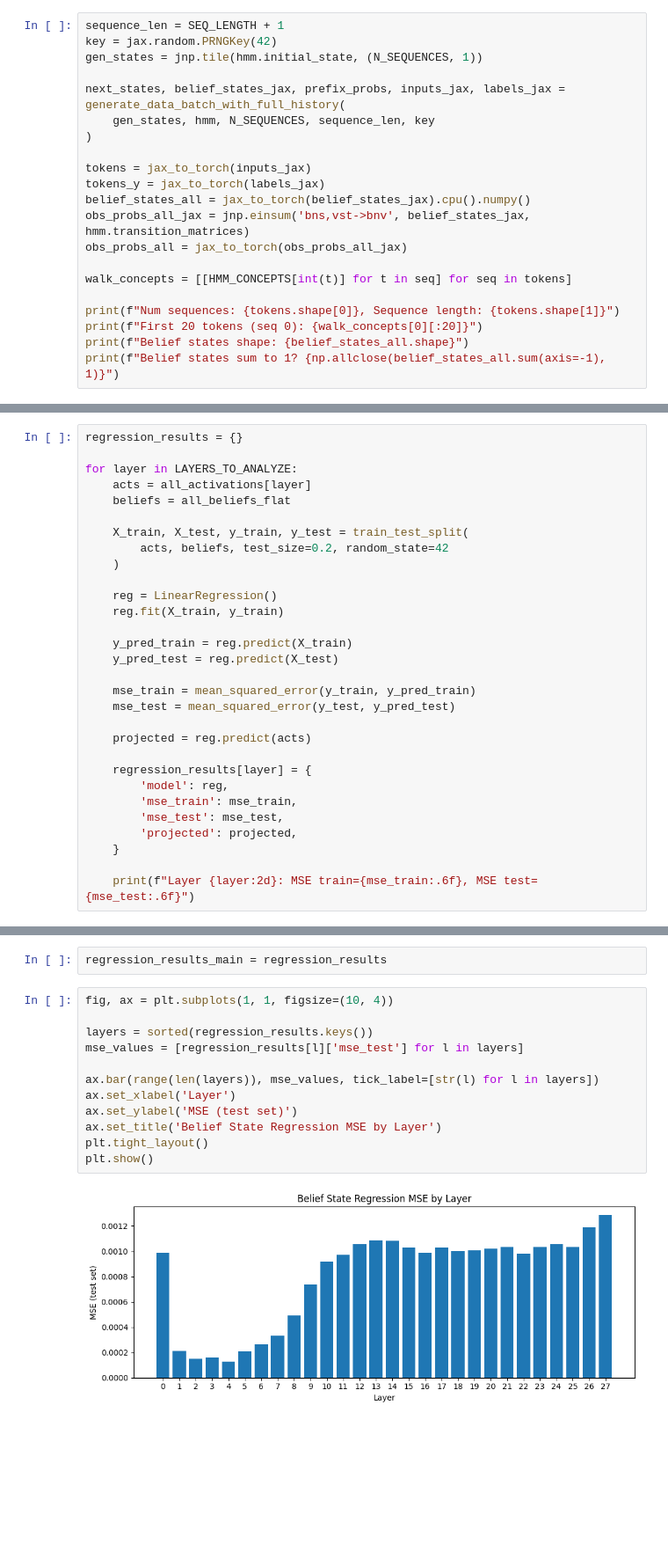
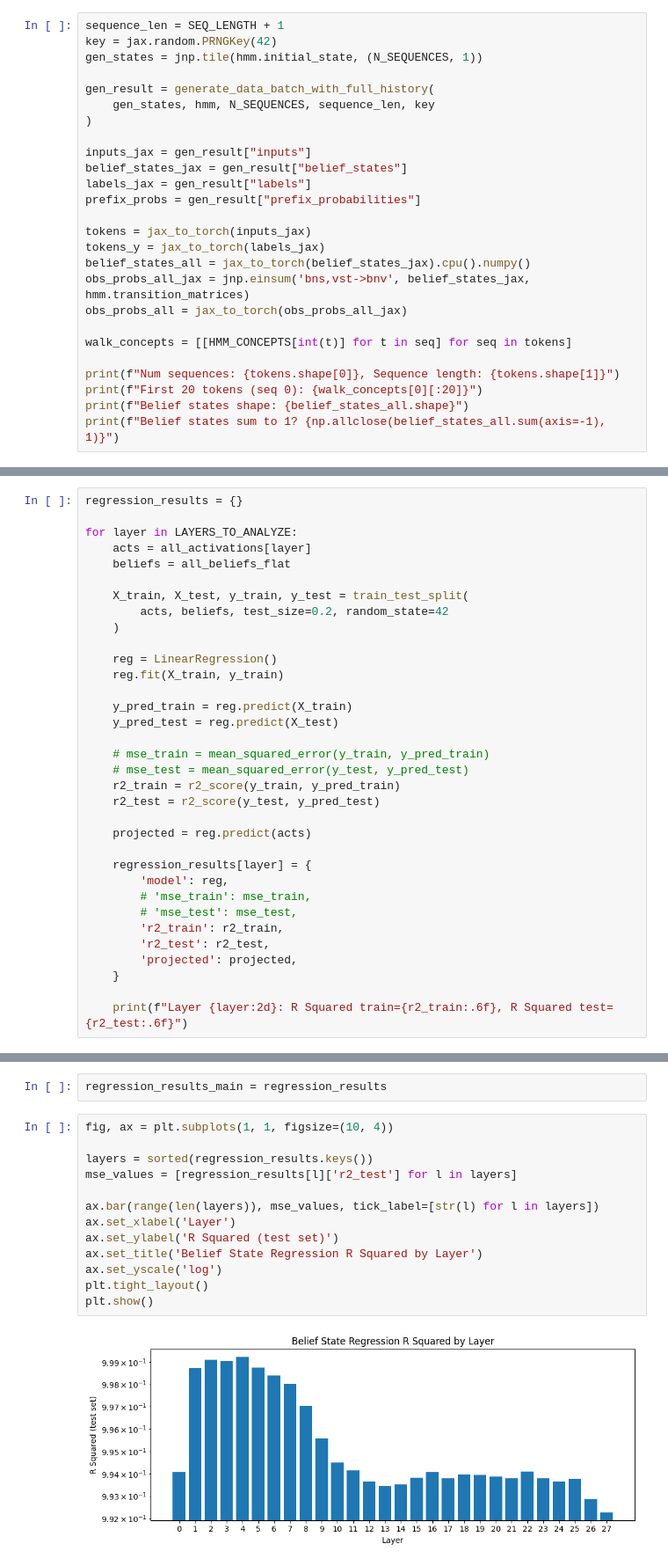
Before and after one commit to chiragr5241/geometric-interpretability-LLMs, a Jupyter notebook: experiments/notebooks/tuned_lens.ipynb, the cells around one changed output, grey strips where cells are left out. Shown at 88% size. Saved outputs shown, nothing was run; the diff lists cells and outputs as text; blank space fills up the shorter version.

```diff
--- a/experiments/notebooks/tuned_lens.ipynb
+++ b/experiments/notebooks/tuned_lens.ipynb
@@ -75,9 +78,14 @@ sequence_len = SEQ_LENGTH + 1
 key = jax.random.PRNGKey(42)
 gen_states = jnp.tile(hmm.initial_state, (N_SEQUENCES, 1))
 
-next_states, belief_states_jax, prefix_probs, inputs_jax, labels_jax = generate_data_batch_with_full_history(
+gen_result = generate_data_batch_with_full_history(
     gen_states, hmm, N_SEQUENCES, sequence_len, key
 )
+
+inputs_jax = gen_result["inputs"]
+belief_states_jax = gen_result["belief_states"]
+labels_jax = gen_result["labels"]
+prefix_probs = gen_result["prefix_probabilities"]
 
 tokens = jax_to_torch(inputs_jax)
 tokens_y = jax_to_torch(labels_jax)
@@ -269,17 +271,21 @@ for layer in LAYERS_TO_ANALYZE:
     y_pred_train = reg.predict(X_train)
     y_pred_test = reg.predict(X_test)
 
-    mse_train = mean_squared_error(y_train, y_pred_train)
-    mse_test = mean_squared_error(y_test, y_pred_test)
+    # mse_train = mean_squared_error(y_train, y_pred_train)
+    # mse_test = mean_squared_error(y_test, y_pred_test)
+    r2_train = r2_score(y_train, y_pred_train)
+    r2_test = r2_score(y_test, y_pred_test)
 
     projected = reg.predict(acts)
 
     regression_results[layer] = {
         'model': reg,
-        'mse_train': mse_train,
-        'mse_test': mse_test,
+        # 'mse_train': mse_train,
+        # 'mse_test': mse_test,
+        'r2_train': r2_train,
+        'r2_test': r2_test,
         'projected': projected,
     }
 
-    print(f"Layer {layer:2d}: MSE train={mse_train:.6f}, MSE test={mse_test:.6f}")
+    print(f"Layer {layer:2d}: R Squared train={r2_train:.6f}, R Squared test={r2_test:.6f}")
 # %% [output]
@@ -305,17 +295,18 @@ regression_results_main = regression_results
 # %%
 fig, ax = plt.subplots(1, 1, figsize=(10, 4))
 
 layers = sorted(regression_results.keys())
-mse_values = [regression_results[l]['mse_test'] for l in layers]
+mse_values = [regression_results[l]['r2_test'] for l in layers]
 
 ax.bar(range(len(layers)), mse_values, tick_label=[str(l) for l in layers])
 ax.set_xlabel('Layer')
-ax.set_ylabel('MSE (test set)')
-ax.set_title('Belief State Regression MSE by Layer')
+ax.set_ylabel('R Squared (test set)')
+ax.set_title('Belief State Regression R Squared by Layer')
+ax.set_yscale('log')
 plt.tight_layout()
 plt.show()
 # %% [output]
-[figure, old version]
+[figure, new version]
 # %% [markdown]
 ## Logit Lens & Tuned Logit Lens
 
```
Also changed, not shown: parts of 11 cells of this notebook, 15 other files.
